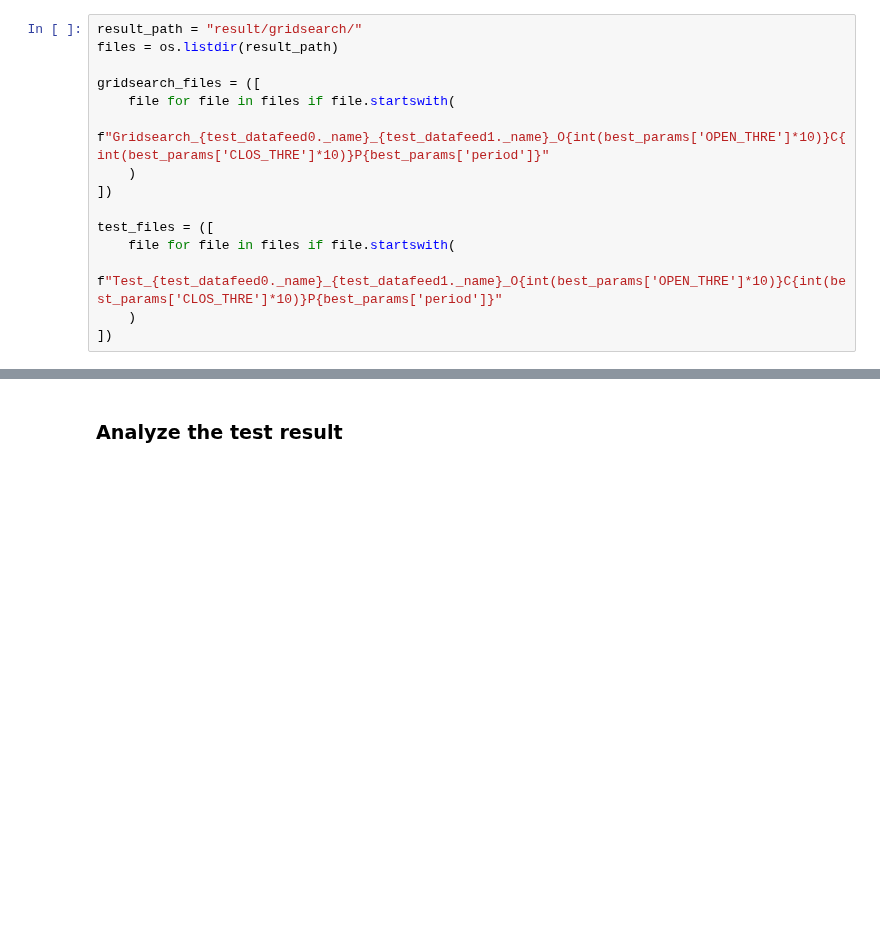
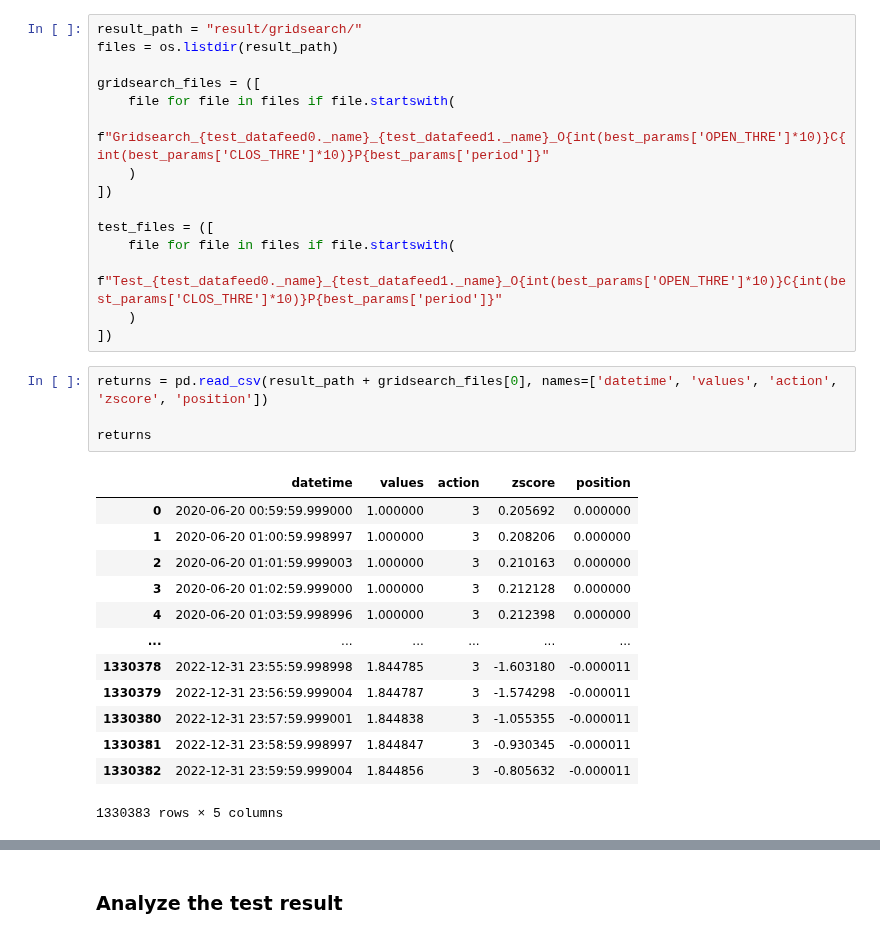
Before and after one commit to Hongshen-Yang/pair-trading-envs, a Jupyter notebook: trade_gridsearch.ipynb, the cells around one changed output, grey strips where cells are left out. Cells and saved outputs as stored; diff of their text form; blank space fills up the shorter version.

```diff
--- a/trade_gridsearch.ipynb
+++ b/trade_gridsearch.ipynb
@@ -341,6 +330,24 @@ test_files = ([
         f"Test_{test_datafeed0._name}_{test_datafeed1._name}_O{int(best_params['OPEN_THRE']*10)}C{int(best_params['CLOS_THRE']*10)}P{best_params['period']}"
     )
 ])
+# %%
+returns = pd.read_csv(result_path + gridsearch_files[0], names=['datetime', 'values', 'action', 'zscore', 'position'])
+
+returns
+# %% [output]
+|  | datetime | values | action | zscore | position |
+| 0 | 2020-06-20 00:59:59.999000 | 1.000000 | 3 | 0.205692 | 0.000000 |
+| 1 | 2020-06-20 01:00:59.998997 | 1.000000 | 3 | 0.208206 | 0.000000 |
+| 2 | 2020-06-20 01:01:59.999003 | 1.000000 | 3 | 0.210163 | 0.000000 |
+| 3 | 2020-06-20 01:02:59.999000 | 1.000000 | 3 | 0.212128 | 0.000000 |
+| 4 | 2020-06-20 01:03:59.998996 | 1.000000 | 3 | 0.212398 | 0.000000 |
+| ... | ... | ... | ... | ... | ... |
+| 1330378 | 2022-12-31 23:55:59.998998 | 1.844785 | 3 | -1.603180 | -0.000011 |
+| 1330379 | 2022-12-31 23:56:59.999004 | 1.844787 | 3 | -1.574298 | -0.000011 |
+| 1330380 | 2022-12-31 23:57:59.999001 | 1.844838 | 3 | -1.055355 | -0.000011 |
+| 1330381 | 2022-12-31 23:58:59.998997 | 1.844847 | 3 | -0.930345 | -0.000011 |
+| 1330382 | 2022-12-31 23:59:59.999004 | 1.844856 | 3 | -0.805632 | -0.000011 |
+1330383 rows × 5 columns
 # %%
 best_return = get_return(result_path + gridsearch_files[0])
 get_metrics(best_return)
```
Also changed, not shown: parts of 7 cells of this notebook, 49 other files.
